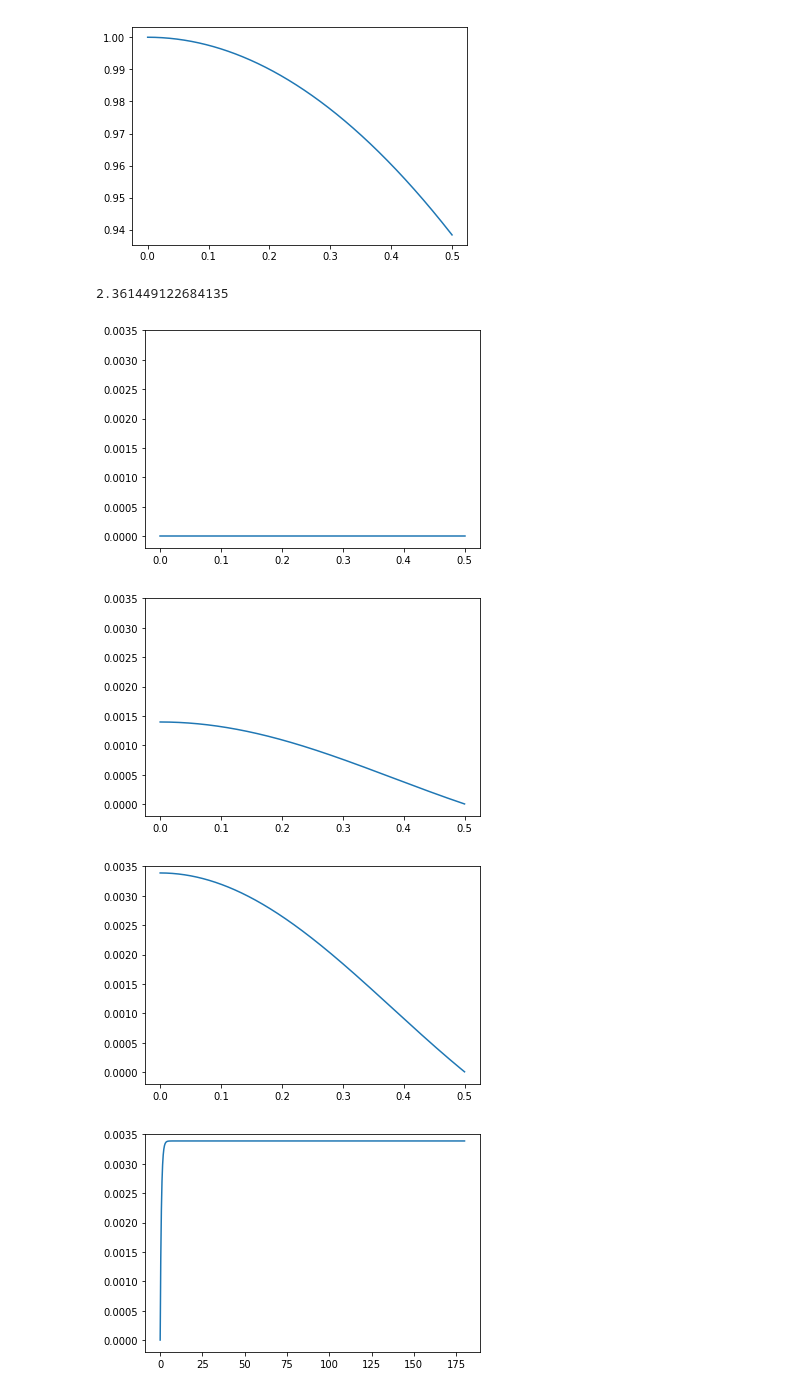
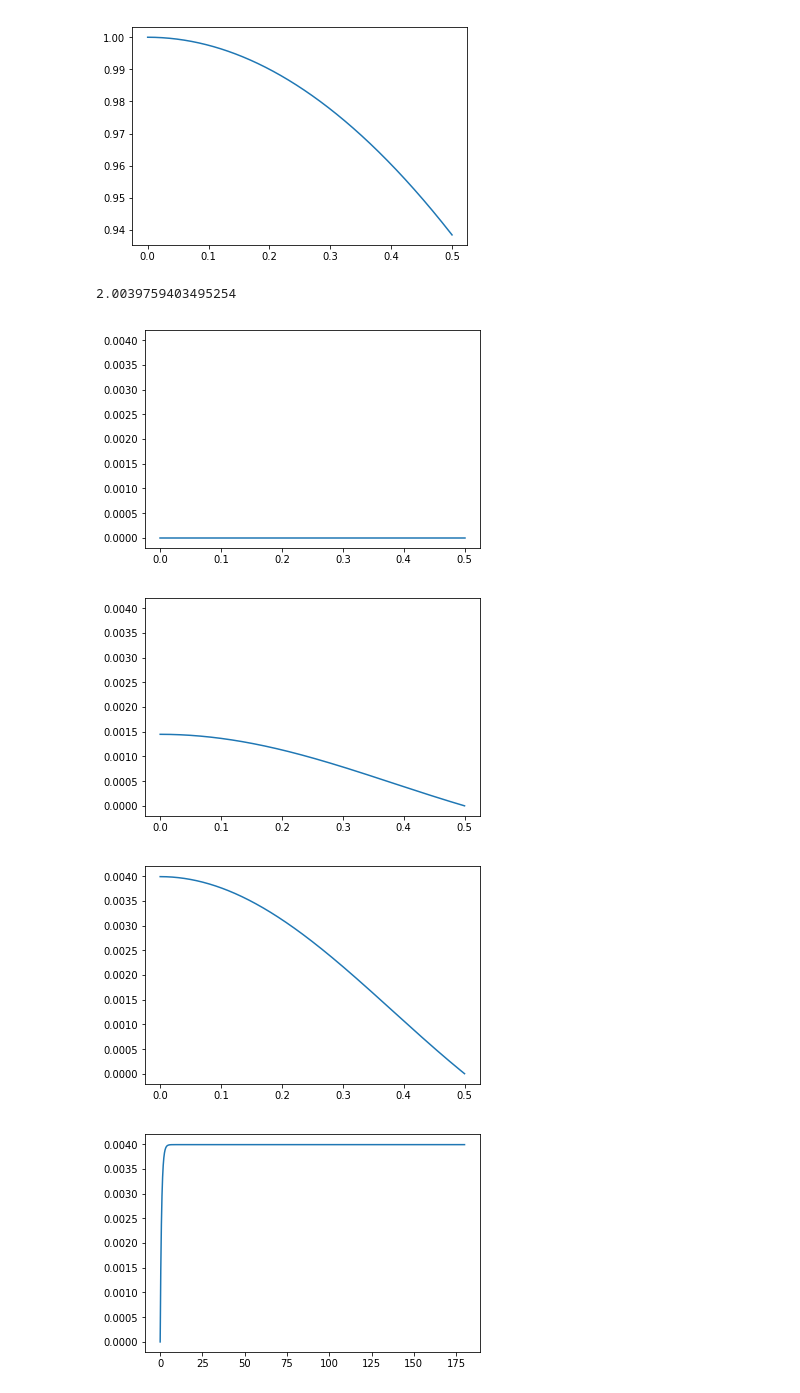
Before and after one commit to LinarKulinar/Numerical-Methods-in-Equations-of-Mathematical-Physics, a Jupyter notebook: analitic_solution.ipynb, the cells around one changed output. Saved outputs shown, nothing was run; the diff lists cells and outputs as text; code cells hidden in the pictures.

```diff
--- a/analitic_solution.ipynb
+++ b/analitic_solution.ipynb
@@ -43,10 +43,10 @@ plt.show()
 # %% [output]
 [figure]
 # %%
-k1 = (mu1/radius)**2 + 2*alpha/l # вспомогательная функция, вылезшая в процесее решения
+k1 = k*(mu1/radius)**2 + 2*alpha/l # вспомогательная функция, вылезшая в процесее решения
 k1
 # %% [output]
-2.361449122684135
+2.0039759403495254
 # %%
 for i in range(num_i):
     for m in range(num_m):
@@ -55,27 +55,27 @@ for i in range(num_i):
         w[i,m] = beta/k1*(1-np.exp(-k1/c*time))*scipy.special.jv(0,mu1*r_coordinate/radius)
 # %%
 plt.plot(r_arr,w[:,0]) # распредление по радиусу в начальный момент времени
-plt.ylim((-0.0002, 0.0035))
+plt.ylim((-0.0002, 0.0042))
 plt.show()
 # %% [output]
-[figure, old version]
+[figure, new version]
 # %%
 plt.plot(r_arr,w[:,2]) # распредление по радиусу во время второго отсчета по времени
-plt.ylim((-0.0002, 0.0035))
+plt.ylim((-0.0002, 0.0042))
 plt.show()
 # %% [output]
-[figure, old version]
+[figure, new version]
 # %%
 plt.plot(r_arr,w[:,100]) # распредление по радиусу во время 100 отсчета по времени (уже стационарное состояние)
-plt.ylim((-0.0002, 0.0035))
+plt.ylim((-0.0002, 0.0042))
 plt.show()
 # %% [output]
-[figure, old version]
+[figure, new version]
 # %%
 plt.plot(time_arr,w[0,:]) # распредление по времени во точке r = 0
-plt.ylim((-0.0002, 0.0035))
+plt.ylim((-0.0002, 0.0042))
 plt.show()
 # %% [output]
-[figure, old version]
+[figure, new version]
 # %%
 plt.plot(time_arr,w[500,:]) # распредление по времени во точке r = R/2
```
Also changed, not shown: parts of 3 cells of this notebook.
